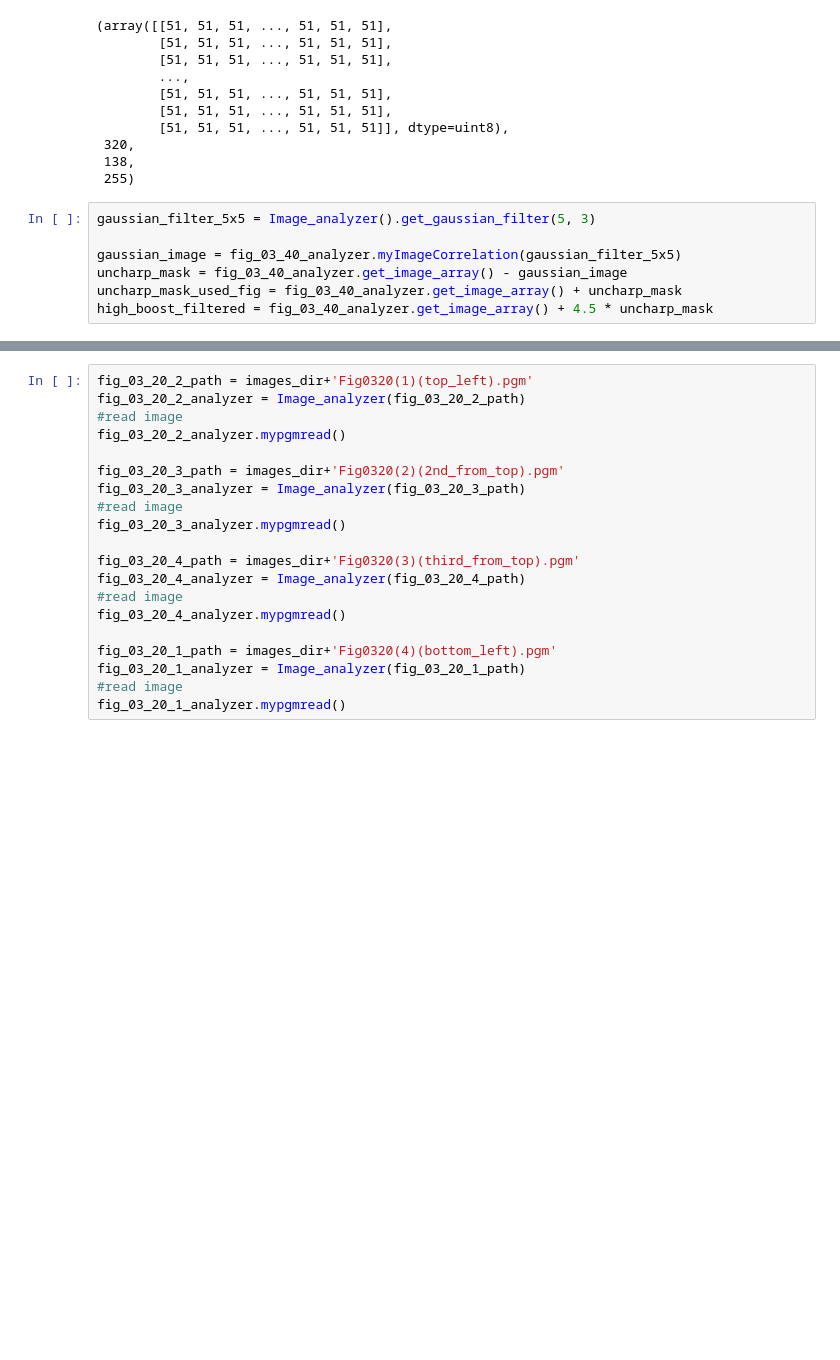
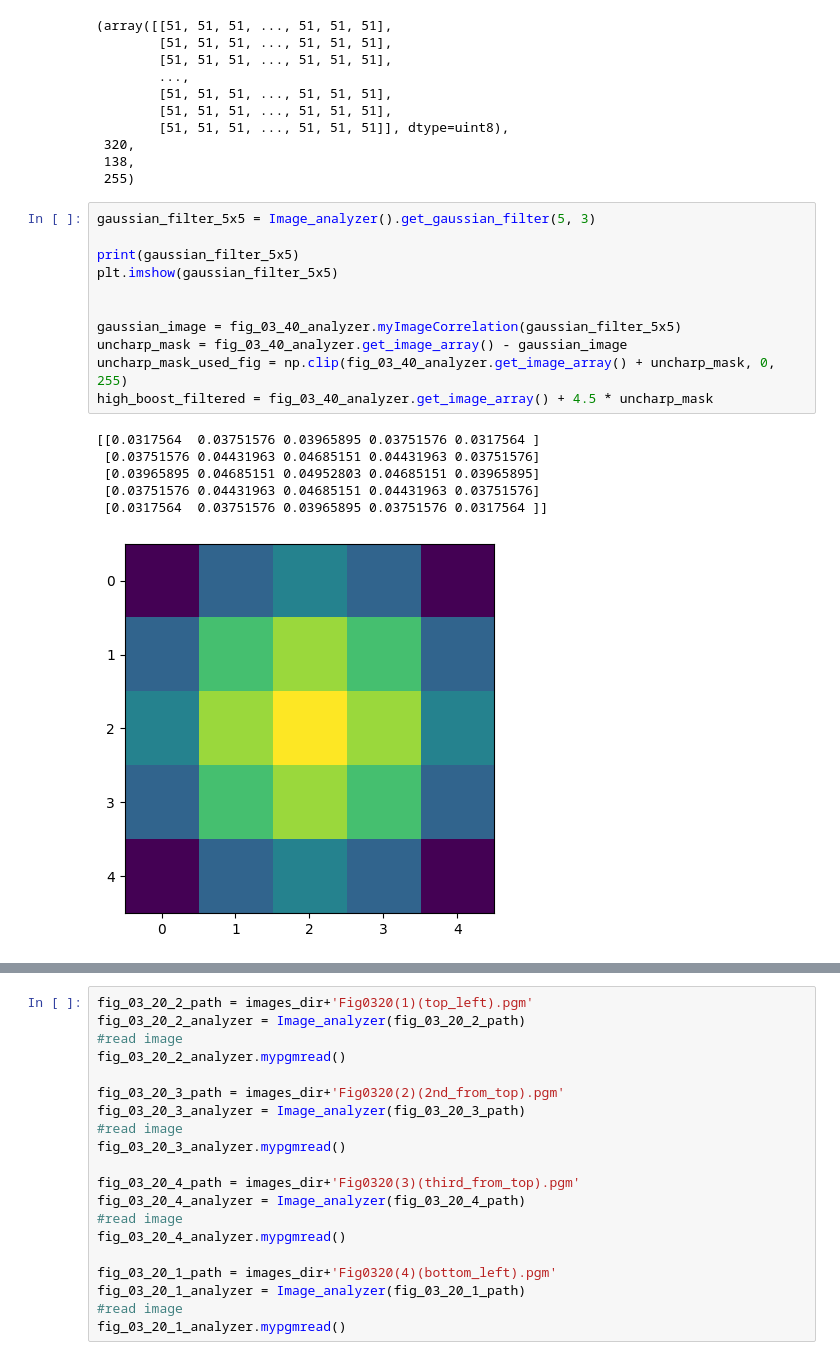
Before and after one commit to fouad1233/image_processing_tutorials, a Jupyter notebook: 003_pgn_shapening_and_histogram/main.ipynb, the cells around one changed output, grey strips where cells are left out. Saved outputs shown, nothing was run; the diff lists cells and outputs as text; blank space fills up the shorter version.

```diff
--- a/003_pgn_shapening_and_histogram/main.ipynb
+++ b/003_pgn_shapening_and_histogram/main.ipynb
@@ -150,10 +83,21 @@ Reading image from: /Users/fuad/Documents/coding/image_processing_tutorials/003_
 # %%
 gaussian_filter_5x5 = Image_analyzer().get_gaussian_filter(5, 3)
 
+print(gaussian_filter_5x5)
+plt.imshow(gaussian_filter_5x5)
+
+
 gaussian_image = fig_03_40_analyzer.myImageCorrelation(gaussian_filter_5x5)
 uncharp_mask = fig_03_40_analyzer.get_image_array() - gaussian_image
-uncharp_mask_used_fig = fig_03_40_analyzer.get_image_array() + uncharp_mask
+uncharp_mask_used_fig = np.clip(fig_03_40_analyzer.get_image_array() + uncharp_mask, 0, 255)
 high_boost_filtered = fig_03_40_analyzer.get_image_array() + 4.5 * uncharp_mask
+# %% [output]
+[[0.0317564  0.03751576 0.03965895 0.03751576 0.0317564 ]
+ [0.03751576 0.04431963 0.04685151 0.04431963 0.03751576]
+ [0.03965895 0.04685151 0.04952803 0.04685151 0.03965895]
+ [0.03751576 0.04431963 0.04685151 0.04431963 0.03751576]
+ [0.0317564  0.03751576 0.03965895 0.03751576 0.0317564 ]]
+[figure, added]
 # %%
 # plot all the images
 plt.figure(figsize=(10, 10))
```
Also changed, not shown: parts of 7 cells of this notebook.
